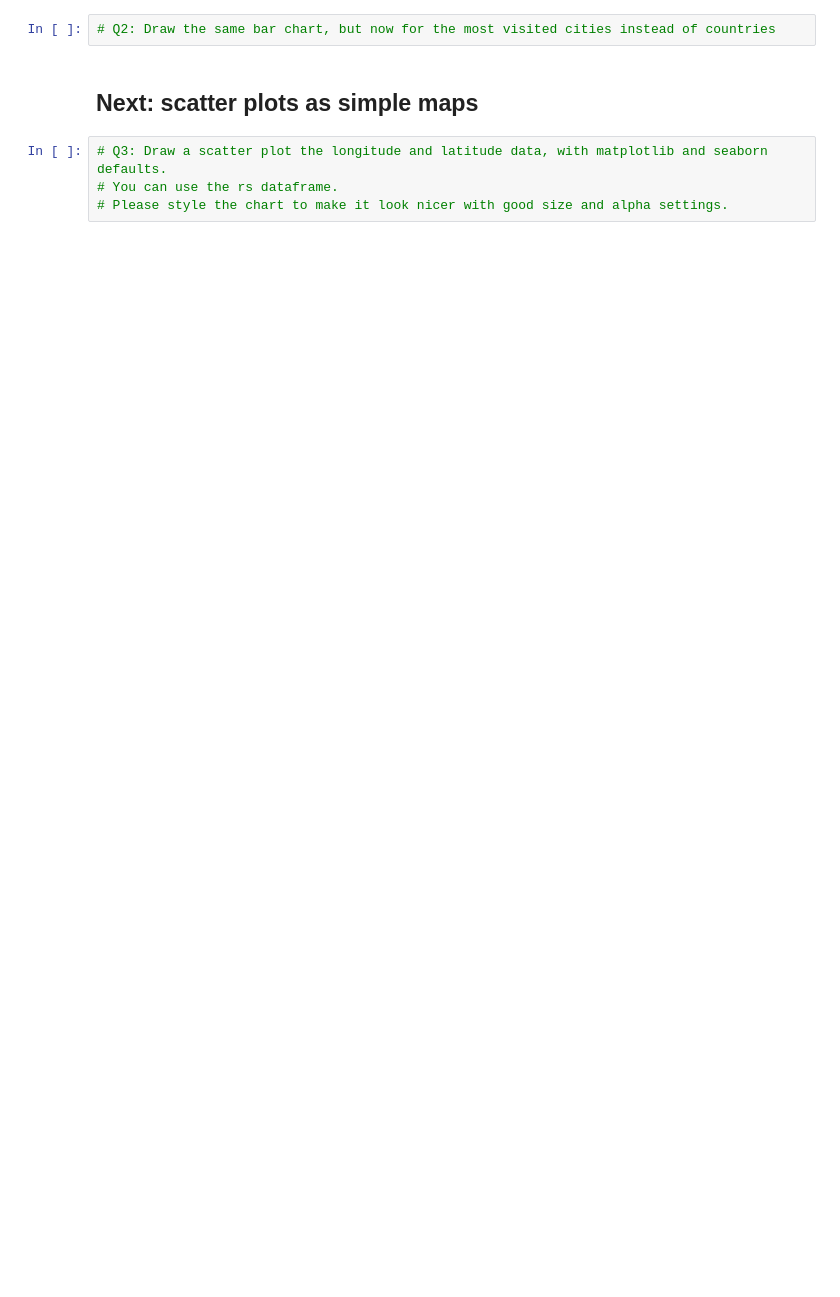
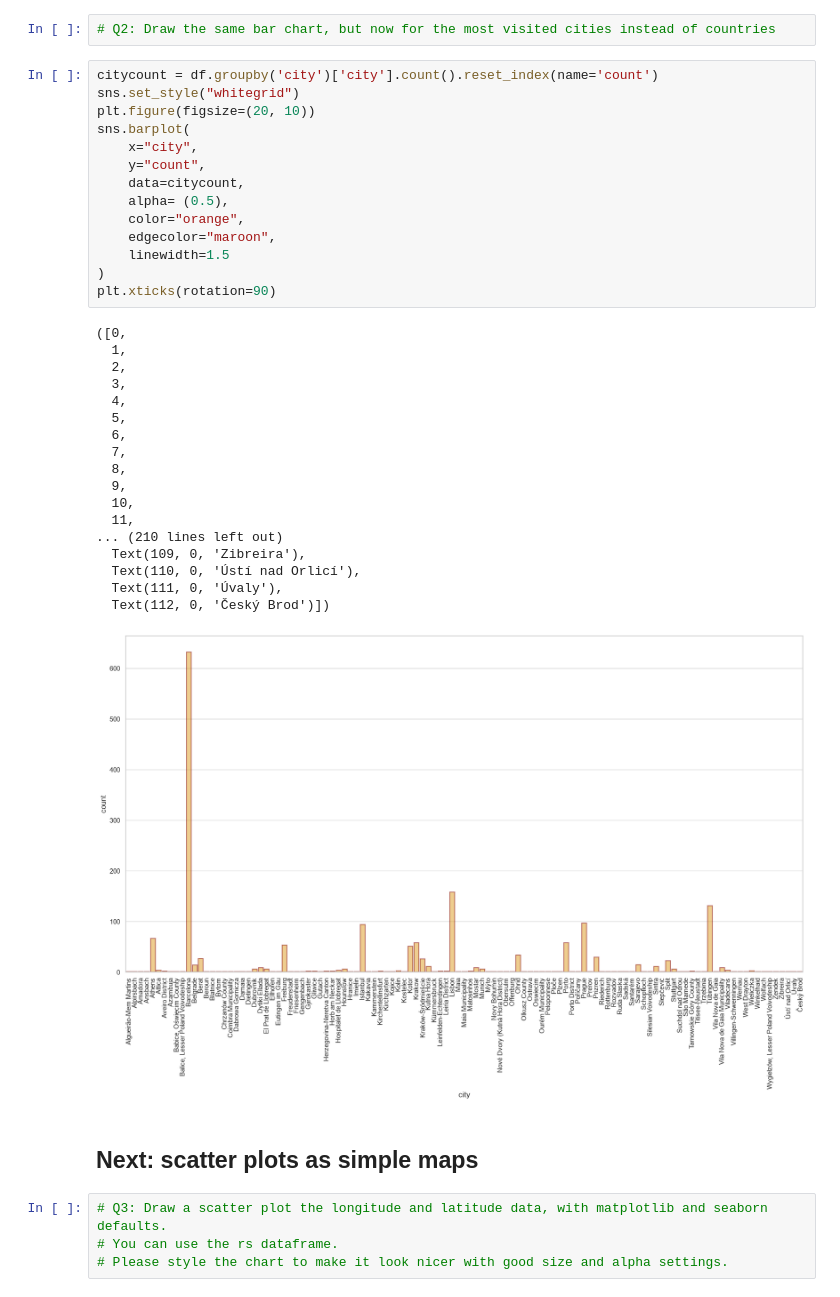
Before and after one commit to qszhao/PTUA2027, a Jupyter notebook: Lab03/Lab03-2_Visualization.ipynb, the cells around one changed output. Saved outputs shown, nothing was run; the diff lists cells and outputs as text; blank space fills up the shorter version.

```diff
--- a/Lab03/Lab03-2_Visualization.ipynb
+++ b/Lab03/Lab03-2_Visualization.ipynb
@@ -53,5 +93,38 @@ Now you try: re-create the plot above, but make the bars orange with maroon edge
 # %%
 # Q2: Draw the same bar chart, but now for the most visited cities instead of countries
+# %%
+citycount = df.groupby('city')['city'].count().reset_index(name='count')
+sns.set_style("whitegrid")
+plt.figure(figsize=(20, 10))
+sns.barplot(
+    x="city",
+    y="count",
+    data=citycount,
+    alpha= (0.5),
+    color="orange",
+    edgecolor="maroon",
+    linewidth=1.5
+)
+plt.xticks(rotation=90)
+# %% [output]
+([0,
+  1,
+  2,
+  3,
+  4,
+  5,
+  6,
+  7,
+  8,
+  9,
+  10,
+  11,
+... (210 lines left out)
+  Text(109, 0, 'Zibreira'),
+  Text(110, 0, 'Ústí nad Orlicí'),
+  Text(111, 0, 'Úvaly'),
+  Text(112, 0, 'Český Brod')])
+[figure, added]
 # %% [markdown]
 ## Next: scatter plots as simple maps
 # %%
```
Also changed, not shown: parts of 15 cells of this notebook.
